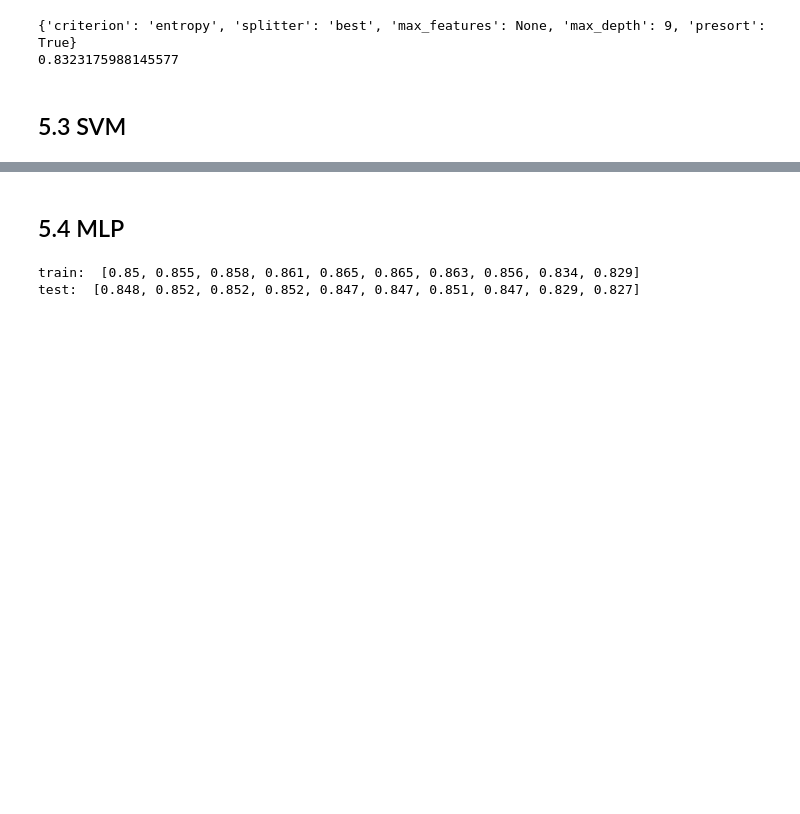
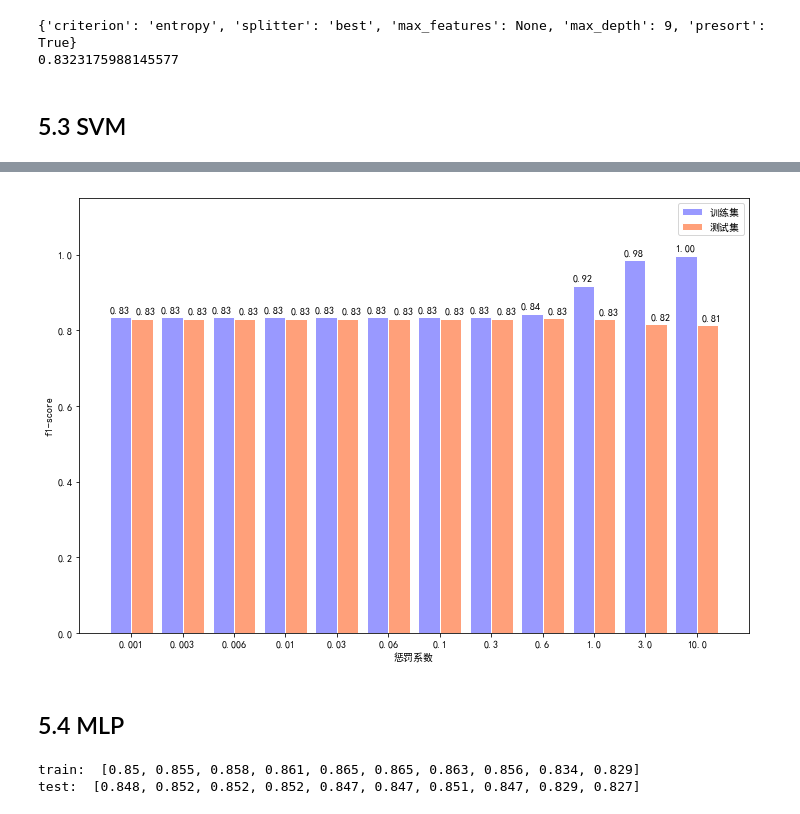
Before and after one commit to shinshiner/CS245-Data-Science, a Jupyter notebook: Adult++/main.ipynb, the cells around one changed output, grey strips where cells are left out. Drawn from its saved outputs; the diff is of its cells as text; code cells hidden in the pictures; blank space fills up the shorter version.

```diff
--- a/Adult++/main.ipynb
+++ b/Adult++/main.ipynb
@@ -639,3 +643,33 @@ plt.show()
+# %%
+# SVM penalty (no norm)
+
+x = [0.001, 0.003, 0.006, 0.01, 0.03, 0.06, 0.1, 0.3, 0.6, 1.0, 3.0, 10.0]
+y_tr = [0.835, 0.835, 0.835, 0.835, 0.835, 0.835, 0.835, 0.835, 0.844, 0.918, 0.985, 0.997]
+y_t = [0.831, 0.831, 0.831, 0.831, 0.831, 0.831, 0.831, 0.831, 0.832, 0.829, 0.816, 0.813]
+
+x_ax = np.arange(12) * 0.9
+total_width, n = 0.75, 2
+width = total_width / n
+x_ax = x_ax - (total_width - width) / 2
+
+plt.figure(figsize=(12, 8))
+plt.bar(x_ax, y_tr, width=width, facecolor='#9999ff', edgecolor='white', label='训练集')
+plt.bar(x_ax + width, y_t, width=width, facecolor='#ffa07a', edgecolor='white', label='测试集')
+for x, y1, y2 in zip(x_ax, y_tr, y_t):
+    plt.text(x - 0.02, y1 + 0.01, '%.2f' % y1, ha='center', va='bottom')
+    plt.text(x + width + 0.075, y2 + 0.01, '%.2f' % y2, ha='center', va='bottom')
+
+ax = plt.gca()
+ax.set_xticks(x_ax + width / 2)
+ax.set_xticklabels((0.001, 0.003, 0.006, 0.01, 0.03, 0.06, 0.1, 0.3, 0.6, 1.0, 3.0, 10.0))
+plt.xlabel('惩罚系数')
+plt.ylabel('f1-score')
+plt.ylim(0, 1.15)
+plt.legend()
+plt.savefig('report/img/svm_penalty')
+plt.show()
+# %% [output]
+[figure, added]
 # %% [markdown]
 ## 5.4 MLP
 # %%
```
Also changed, not shown: parts of 2 cells of this notebook, 11 other files.
